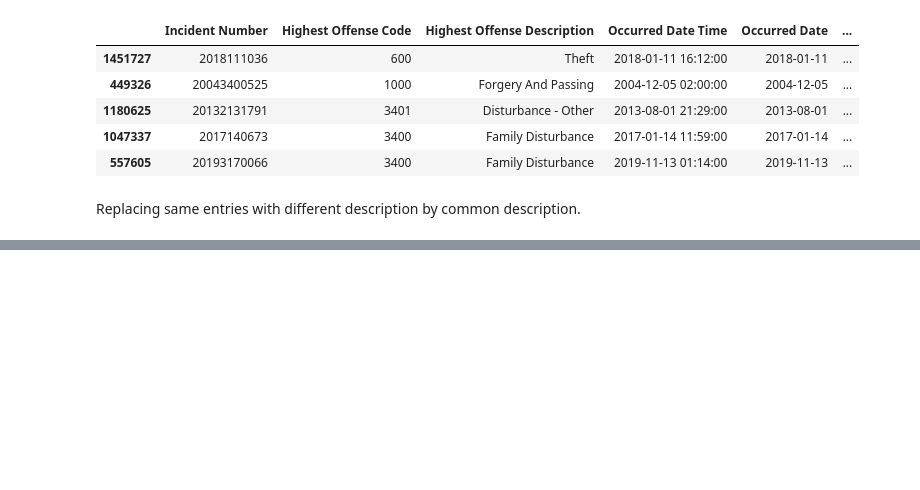
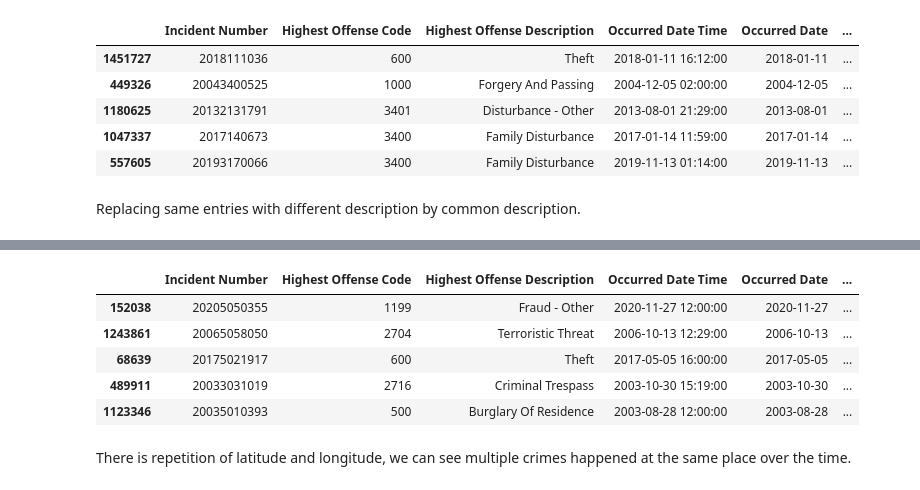
Before and after one commit to binayakhadka/crime_neighborhood_airbnb, a Jupyter notebook: Data_wrangling_crime_data.ipynb, the cells around one changed output, grey strips where cells are left out. Drawn from its saved outputs; the diff is of its cells as text; code cells hidden in the pictures; blank space fills up the shorter version.

```diff
--- a/Data_wrangling_crime_data.ipynb
+++ b/Data_wrangling_crime_data.ipynb
@@ -210,0 +211,18 @@ df.head()
+# %%
+df['Longitude'] = df['Longitude'].astype(str)
+df['Latitude'] = df['Latitude'].astype(str)
+# %%
+df['X-coordinate']=df['X-coordinate'].astype(int)
+df['Y-coordinate']=df['Y-coordinate'].astype(int)
+# %%
+a = df[df.duplicated(['X-coordinate','Y-coordinate'],keep=False)].sort_values(by=['X-coordinate','Y-coordinate'])
+a.head()
+# %% [output]
+|  | Incident Number | Highest Offense Code | Highest Offense Description | Occurred Date Time | Occurred Date | ... |
+| 152038 | 20205050355 | 1199 | Fraud - Other | 2020-11-27 12:00:00 | 2020-11-27 | ... |
+| 1243861 | 20065058050 | 2704 | Terroristic Threat | 2006-10-13 12:29:00 | 2006-10-13 | ... |
+| 68639 | 20175021917 | 600 | Theft | 2017-05-05 16:00:00 | 2017-05-05 | ... |
+| 489911 | 20033031019 | 2716 | Criminal Trespass | 2003-10-30 15:19:00 | 2003-10-30 | ... |
+| 1123346 | 20035010393 | 500 | Burglary Of Residence | 2003-08-28 12:00:00 | 2003-08-28 | ... |
+# %% [markdown]
+There is repetition of latitude and longitude, we can see multiple crimes happened at the same place over the time.
```
Also changed, not shown: parts of 8 cells of this notebook, 1 other file.
